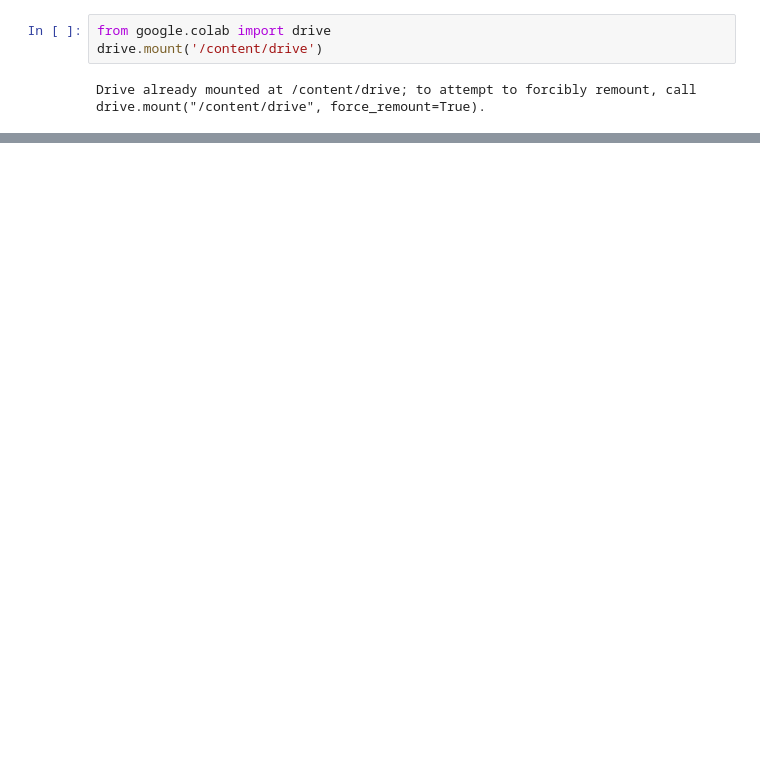
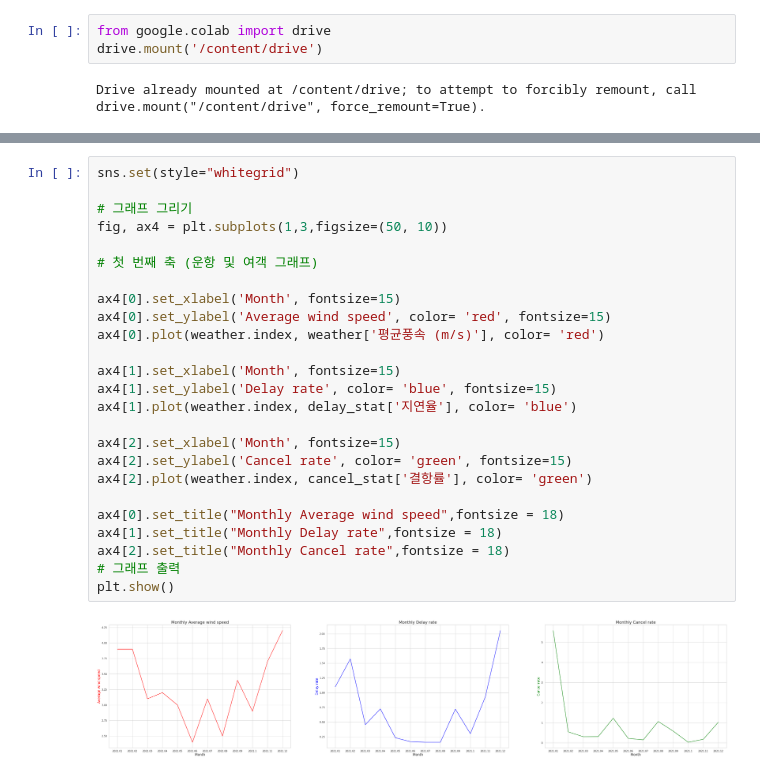
Before and after one commit to JS0206/Data_Analysys_Programming, a Jupyter notebook: 데이터분석프로젝트.ipynb, the cells around one changed output, grey strips where cells are left out. Cells and saved outputs as stored; diff of their text form; blank space fills up the shorter version.

```diff
--- a/데이터분석프로젝트.ipynb
+++ b/데이터분석프로젝트.ipynb
@@ -132,0 +174,27 @@ plt.show()
+# %%
+sns.set(style="whitegrid")
+
+# 그래프 그리기
+fig, ax4 = plt.subplots(1,3,figsize=(50, 10))
+
+# 첫 번째 축 (운항 및 여객 그래프)
+
+ax4[0].set_xlabel('Month', fontsize=15)
+ax4[0].set_ylabel('Average wind speed', color= 'red', fontsize=15)
+ax4[0].plot(weather.index, weather['평균풍속 (m/s)'], color= 'red')
+
+ax4[1].set_xlabel('Month', fontsize=15)
+ax4[1].set_ylabel('Delay rate', color= 'blue', fontsize=15)
+ax4[1].plot(weather.index, delay_stat['지연율'], color= 'blue')
+
+ax4[2].set_xlabel('Month', fontsize=15)
+ax4[2].set_ylabel('Cancel rate', color= 'green', fontsize=15)
+ax4[2].plot(weather.index, cancel_stat['결항률'], color= 'green')
+
+ax4[0].set_title("Monthly Average wind speed",fontsize = 18)
+ax4[1].set_title("Monthly Delay rate",fontsize = 18)
+ax4[2].set_title("Monthly Cancel rate",fontsize = 18)
+# 그래프 출력
+plt.show()
+# %% [output]
+[figure, added]
```
Also changed, not shown: parts of 6 cells of this notebook.
